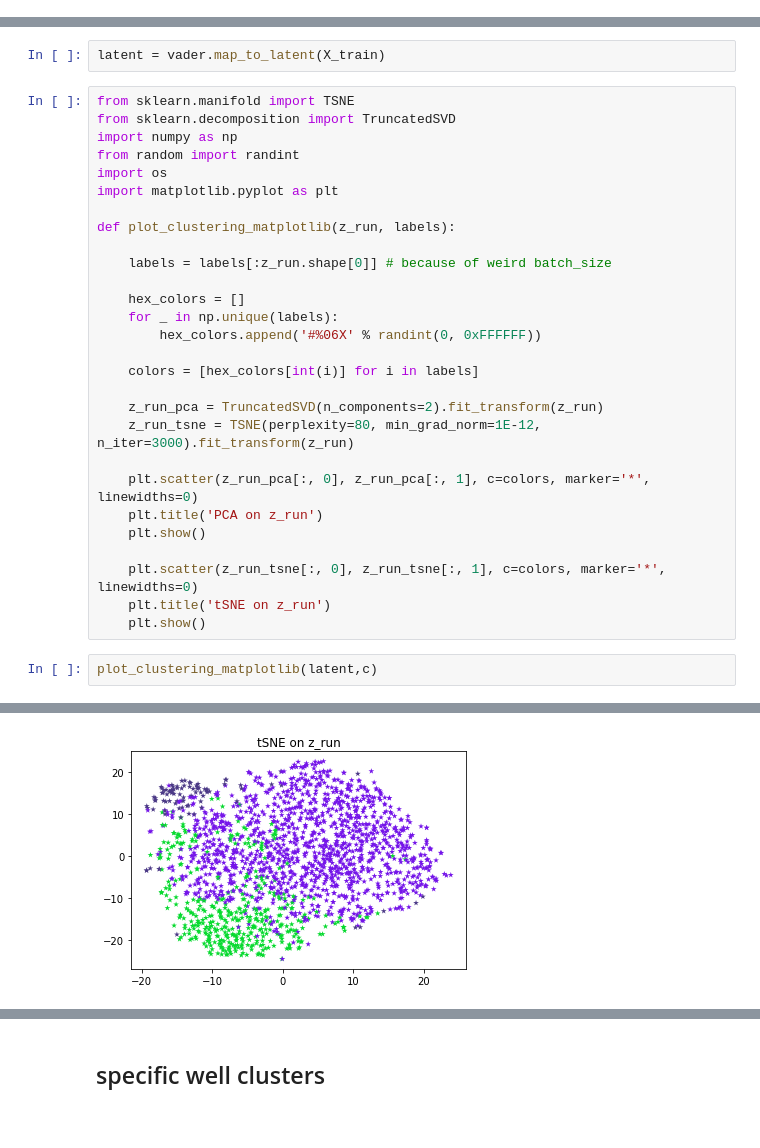
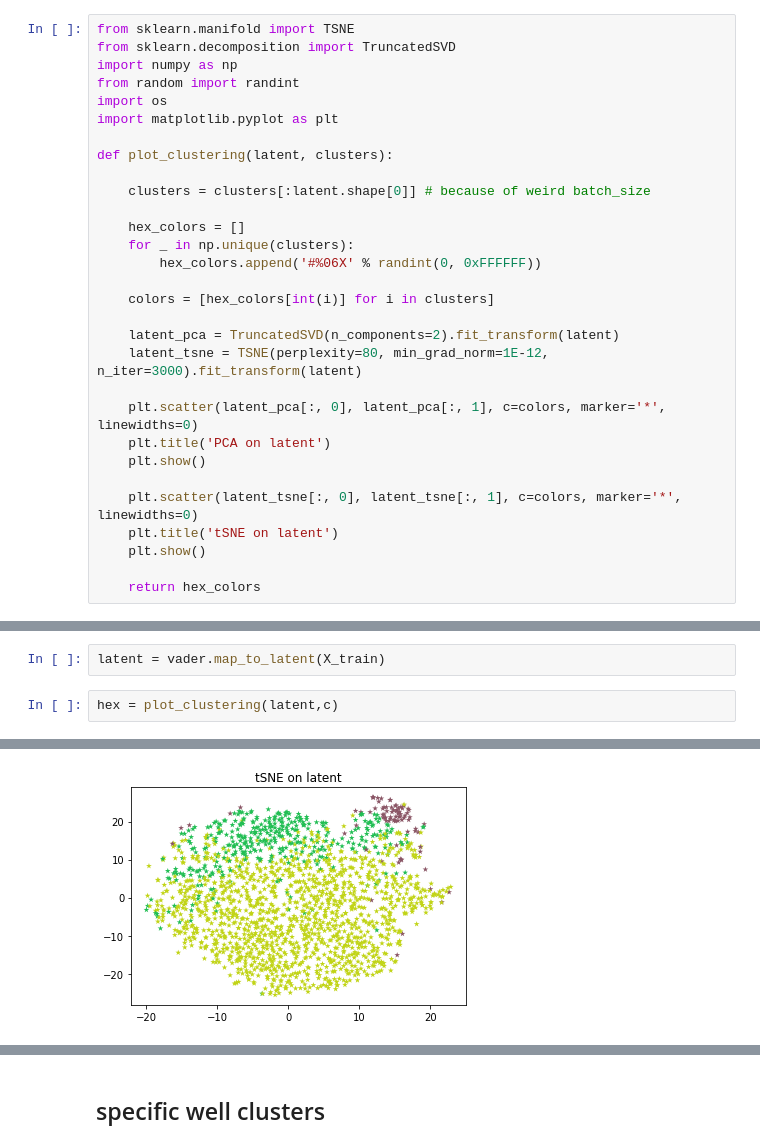
Before and after one commit to AsafAvr/Deep-Learning-Workshop, a Jupyter notebook: Notebooks/move_to_vader_experiments.ipynb, the cells around one changed output, grey strips where cells are left out. Drawn from its saved outputs; the diff is of its cells as text.

```diff
--- a/Notebooks/move_to_vader_experiments.ipynb
+++ b/Notebooks/move_to_vader_experiments.ipynb
@@ -10,6 +10,36 @@ from VaDER.vader import VADER
 save_path = os.path.join('test_vader', 'vader.ckpt')
 
 np.random.seed(123)
+# %%
+from sklearn.manifold import TSNE
+from sklearn.decomposition import TruncatedSVD
+import numpy as np
+from random import randint
+import os
+import matplotlib.pyplot as plt
+
+def plot_clustering(latent, clusters):
+
+    clusters = clusters[:latent.shape[0]] # because of weird batch_size
+
+    hex_colors = []
+    for _ in np.unique(clusters):
+        hex_colors.append('#%06X' % randint(0, 0xFFFFFF))
+
+    colors = [hex_colors[int(i)] for i in clusters]
+
+    latent_pca = TruncatedSVD(n_components=2).fit_transform(latent)
+    latent_tsne = TSNE(perplexity=80, min_grad_norm=1E-12, n_iter=3000).fit_transform(latent)
+
+    plt.scatter(latent_pca[:, 0], latent_pca[:, 1], c=colors, marker='*', linewidths=0)
+    plt.title('PCA on latent')
+    plt.show()
+
+    plt.scatter(latent_tsne[:, 0], latent_tsne[:, 1], c=colors, marker='*', linewidths=0)
+    plt.title('tSNE on latent')
+    plt.show()
+
+    return hex_colors
 # %%
 X = np.load('../DL-WORKSHOP/npy_files/features_All25.npy')
 y = np.load('../DL-WORKSHOP/npy_files/labels_All25.npy')
@@ -73,34 +103,6 @@ print(pd.Series(c).value_counts())
 dtype: int64
 # %%
 latent = vader.map_to_latent(X_train)
-# %%
-from sklearn.manifold import TSNE
-from sklearn.decomposition import TruncatedSVD
-import numpy as np
-from random import randint
-import os
-import matplotlib.pyplot as plt
-
-def plot_clustering_matplotlib(z_run, labels):
-
-    labels = labels[:z_run.shape[0]] # because of weird batch_size
-
-    hex_colors = []
-    for _ in np.unique(labels):
-        hex_colors.append('#%06X' % randint(0, 0xFFFFFF))
-
-    colors = [hex_colors[int(i)] for i in labels]
-
-    z_run_pca = TruncatedSVD(n_components=2).fit_transform(z_run)
-    z_run_tsne = TSNE(perplexity=80, min_grad_norm=1E-12, n_iter=3000).fit_transform(z_run)
-
-    plt.scatter(z_run_pca[:, 0], z_run_pca[:, 1], c=colors, marker='*', linewidths=0)
-    plt.title('PCA on z_run')
-    plt.show()
-
-    plt.scatter(z_run_tsne[:, 0], z_run_tsne[:, 1], c=colors, marker='*', linewidths=0)
-    plt.title('tSNE on z_run')
-    plt.show()
 # %%
-plot_clustering_matplotlib(latent,c)
+hex = plot_clustering(latent,c)
 # %% [output]
@@ -108 +110 @@ plot_clustering_matplotlib(latent,c)
-[figure, old version]
+[figure, new version]
```
Also changed, not shown: parts of 7 cells of this notebook, 1 other file.
